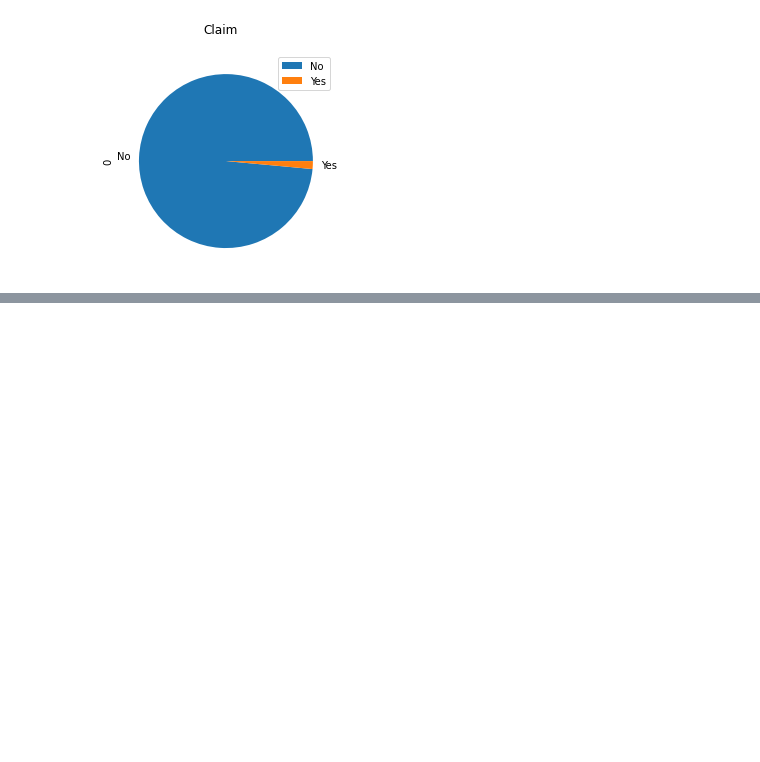
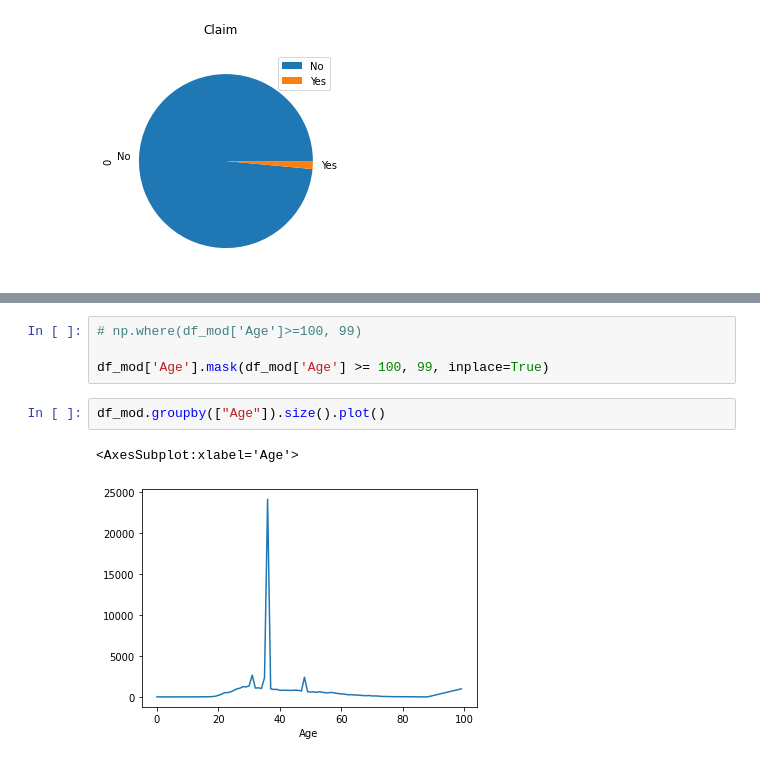
Before and after one commit to saisurbehera/finalProjACTU, a Jupyter notebook: project.ipynb, the cells around one changed output, grey strips where cells are left out. Saved outputs shown, nothing was run; the diff lists cells and outputs as text; blank space fills up the shorter version.

```diff
--- a/project.ipynb
+++ b/project.ipynb
@@ -103,0 +168,9 @@ fig.show()
+# %%
+# np.where(df_mod['Age']>=100, 99)
+
+df_mod['Age'].mask(df_mod['Age'] >= 100, 99, inplace=True)
+# %%
+df_mod.groupby(["Age"]).size().plot()
+# %% [output]
+<AxesSubplot:xlabel='Age'>
+[figure, added]
```
Also changed, not shown: parts of 31 cells of this notebook, 2 other files.
